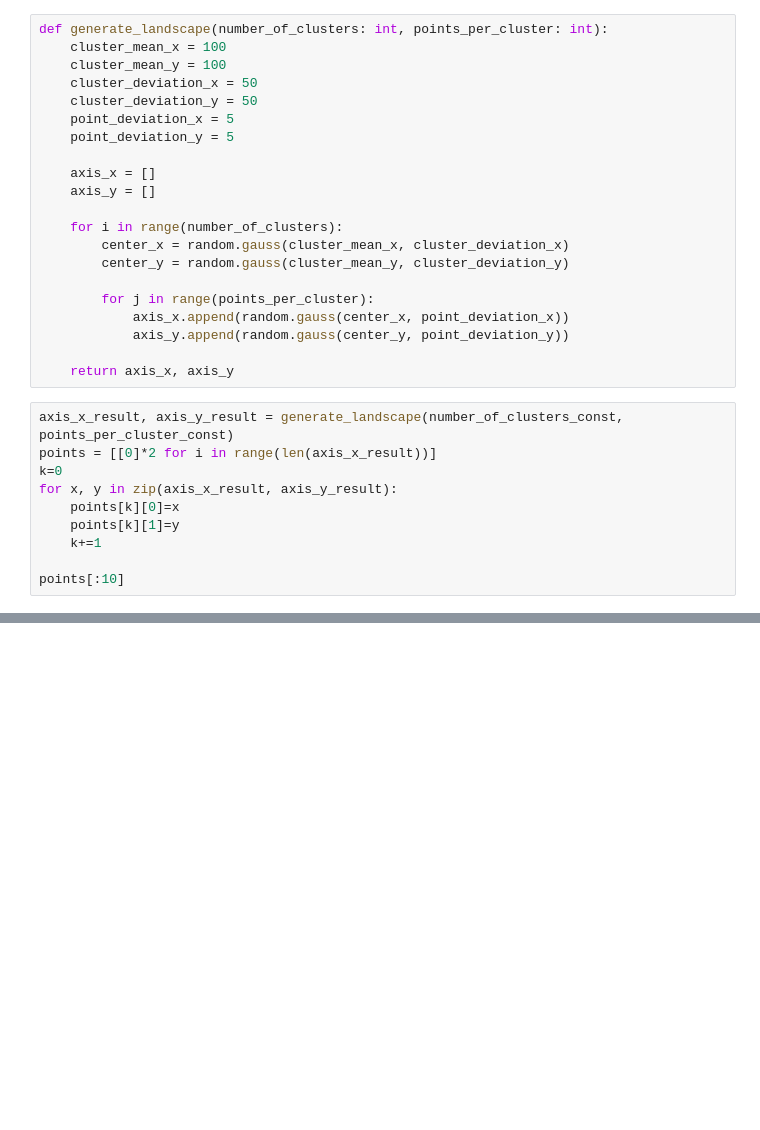
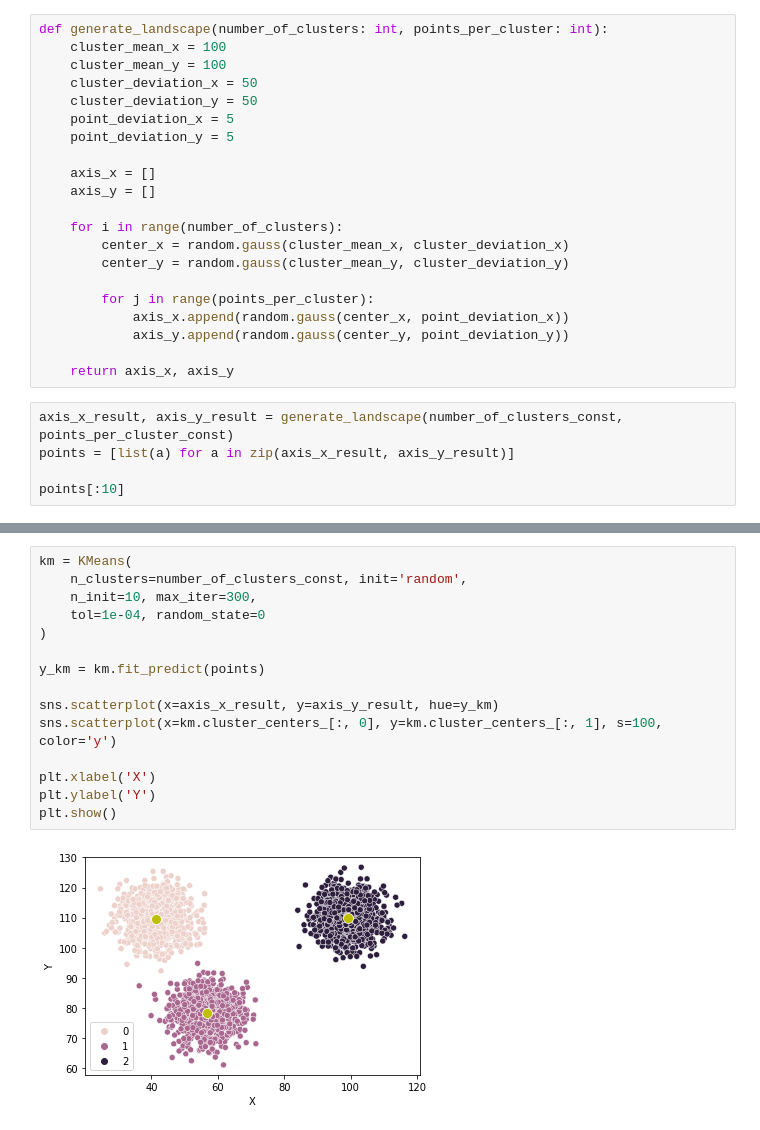
Before and after one commit to Blind-Striker/swe-584-assigment-kmeans, a Jupyter notebook: kmeans.ipynb, the cells around one changed output, grey strips where cells are left out. Saved outputs shown, nothing was run; the diff lists cells and outputs as text; blank space fills up the shorter version.

```diff
--- a/kmeans.ipynb
+++ b/kmeans.ipynb
@@ -31,12 +36,7 @@ def generate_landscape(number_of_clusters: int, points_per_cluster: int):
     return axis_x, axis_y
 # %%
 axis_x_result, axis_y_result = generate_landscape(number_of_clusters_const, points_per_cluster_const)
-points = [[0]*2 for i in range(len(axis_x_result))]
-k=0
-for x, y in zip(axis_x_result, axis_y_result):
-    points[k][0]=x
-    points[k][1]=y
-    k+=1
+points = [list(a) for a in zip(axis_x_result, axis_y_result)]
 
 points[:10]
 # %% [output]
@@ -160,0 +175,17 @@ plt.show()
+# %%
+km = KMeans(
+    n_clusters=number_of_clusters_const, init='random',
+    n_init=10, max_iter=300,
+    tol=1e-04, random_state=0
+)
+
+y_km = km.fit_predict(points)
+
+sns.scatterplot(x=axis_x_result, y=axis_y_result, hue=y_km)
+sns.scatterplot(x=km.cluster_centers_[:, 0], y=km.cluster_centers_[:, 1], s=100, color='y')
+
+plt.xlabel('X')
+plt.ylabel('Y')
+plt.show()
+# %% [output]
+[figure, added]
```
Also changed, not shown: parts of 5 cells of this notebook, 1 other file.
